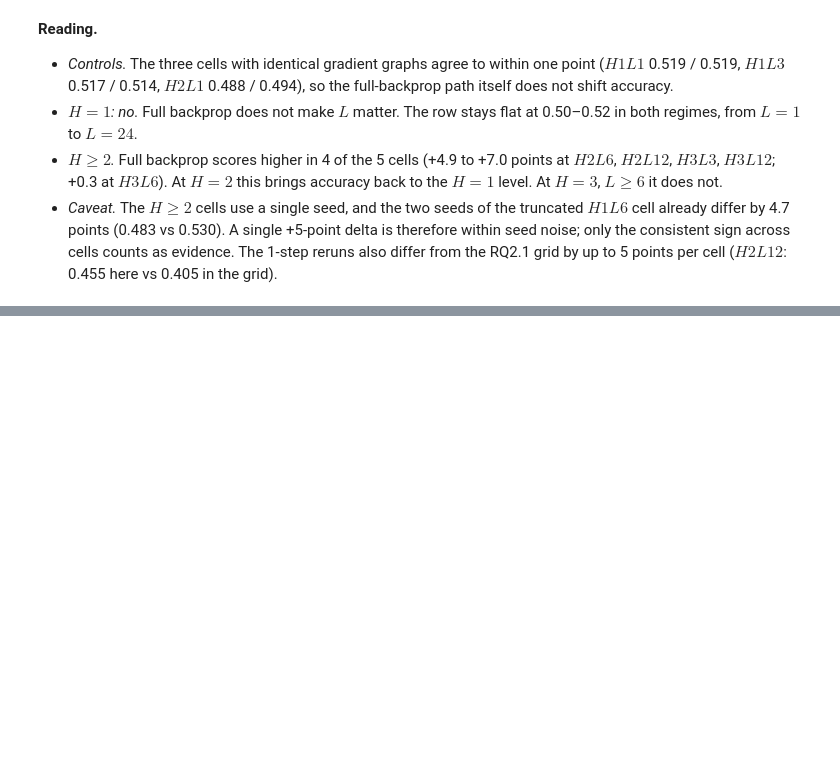
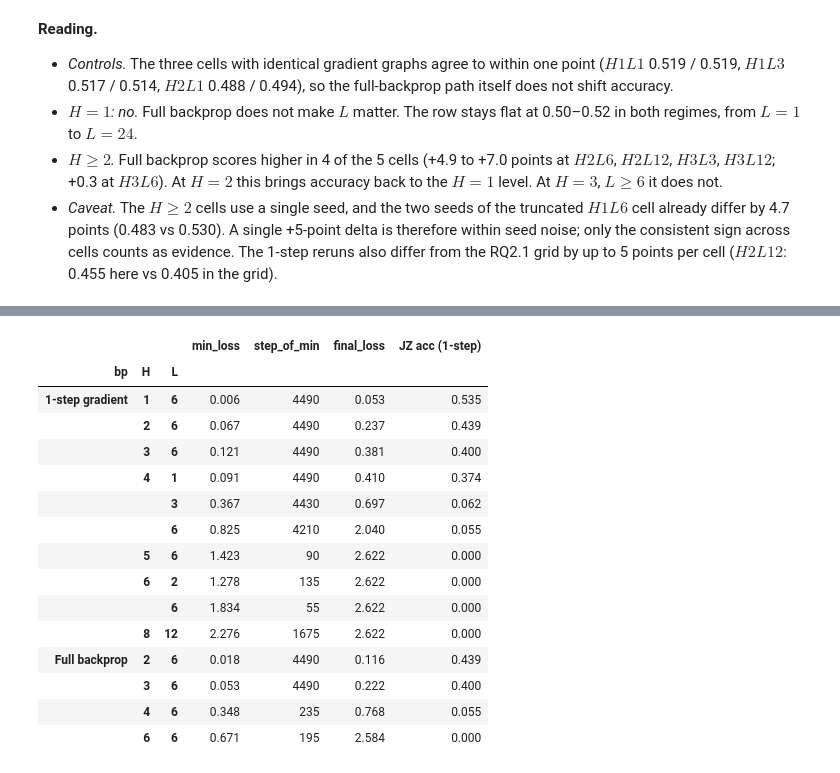
Before and after one commit to MariusAAROS/HRM-Text-for-Graphs, a Jupyter notebook: report/paper_results.ipynb, the cells around one changed output, grey strips where cells are left out. Cells and saved outputs as stored; diff of their text form; code cells hidden in the pictures; blank space fills up the shorter version.

```diff
--- a/report/paper_results.ipynb
+++ b/report/paper_results.ipynb
@@ -1801,0 +1910,36 @@ plot_hl_heatmaps_fullbp()
+# %%
+# Jean Zay training curves at fixed L = 6 (plus the other collapsed cells), one panel per gradient
+# regime, one line per H. Sequential color = recursion depth H.
+curves = pd.read_csv(RESULTS_DIR / "recursion-hyp-h4-curves.csv")
+parts = curves["run"].str.extract(r"graphqa_H(?P<H>\d+)_L(?P<L>\d+)(?P<fullbp>_fullbp)?$")
+curves = curves.assign(H=parts["H"].astype(int), L=parts["L"].astype(int),
+                       bp=np.where(parts["fullbp"].notna(), FULL_BP, TRUNC_BP))
+curves = curves.sort_values(["run", "step"])
+curves["loss_smooth"] = curves.groupby("run")["train/loss"].transform(lambda s: s.rolling(20, min_periods=1).mean())
+
+# Where each run ends vs its best point: a late loss far above the minimum is a divergence.
+h4_summary = curves.groupby(["bp", "H", "L"]).agg(
+    min_loss=("train/loss", "min"),
+    step_of_min=("step", lambda s: int(s.loc[curves.loc[s.index, "train/loss"].idxmin()])),
+    final_loss=("loss_smooth", "last"))
+h4_summary = h4_summary.join(
+    abl_grid[abl_grid["family"] == "HRM"].set_index(["H", "L"])["accuracy"].rename("JZ acc (1-step)"),
+    on=["H", "L"])
+h4_summary.round(3)
+# %% [output]
+|  |  |  | min_loss | step_of_min | final_loss | JZ acc (1-step) |
+| bp | H | L |  |  |  |  |
+| 1-step gradient | 1 | 6 | 0.006 | 4490 | 0.053 | 0.535 |
+|  | 2 | 6 | 0.067 | 4490 | 0.237 | 0.439 |
+|  | 3 | 6 | 0.121 | 4490 | 0.381 | 0.400 |
+|  | 4 | 1 | 0.091 | 4490 | 0.410 | 0.374 |
+|  |  | 3 | 0.367 | 4430 | 0.697 | 0.062 |
+|  |  | 6 | 0.825 | 4210 | 2.040 | 0.055 |
+|  | 5 | 6 | 1.423 | 90 | 2.622 | 0.000 |
+|  | 6 | 2 | 1.278 | 135 | 2.622 | 0.000 |
+|  |  | 6 | 1.834 | 55 | 2.622 | 0.000 |
+|  | 8 | 12 | 2.276 | 1675 | 2.622 | 0.000 |
+| Full backprop | 2 | 6 | 0.018 | 4490 | 0.116 | 0.439 |
+|  | 3 | 6 | 0.053 | 4490 | 0.222 | 0.400 |
+|  | 4 | 6 | 0.348 | 235 | 0.768 | 0.055 |
+|  | 6 | 6 | 0.671 | 195 | 2.584 | 0.000 |
```
Also changed, not shown: parts of 6 cells of this notebook, 39 other files.
